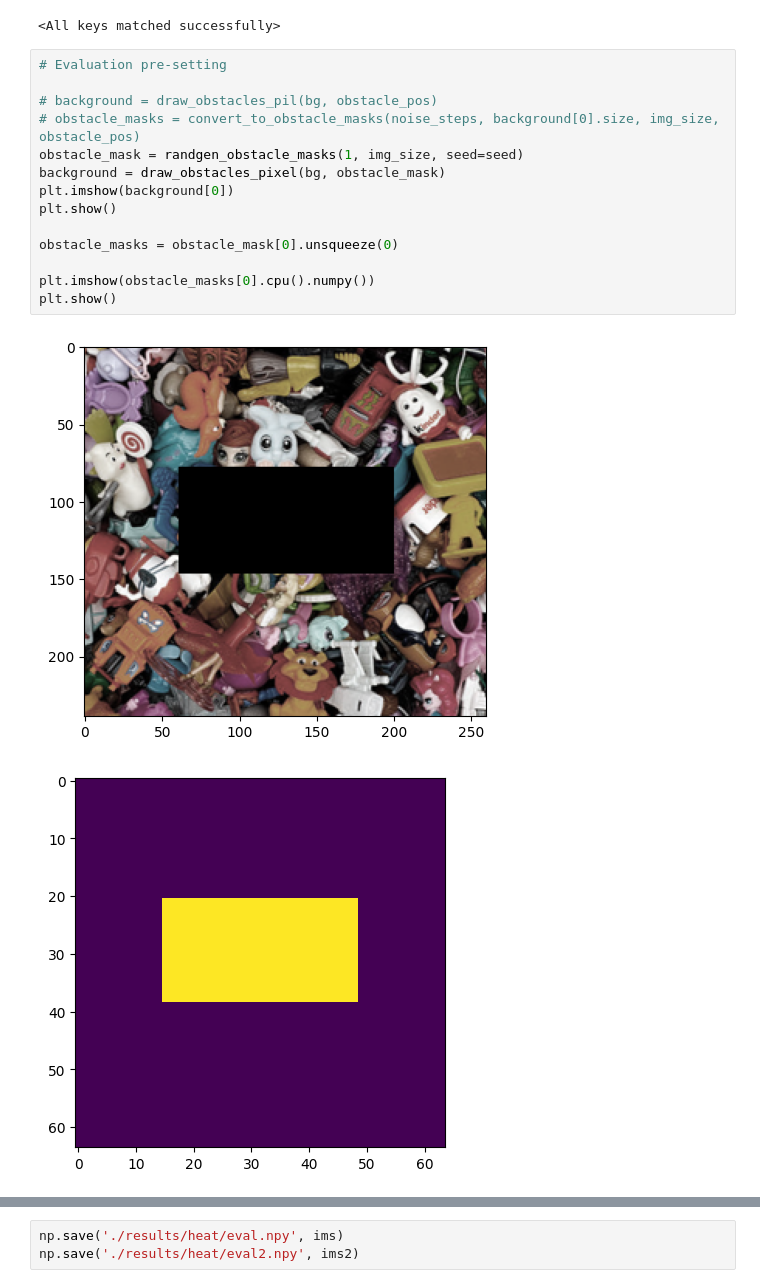
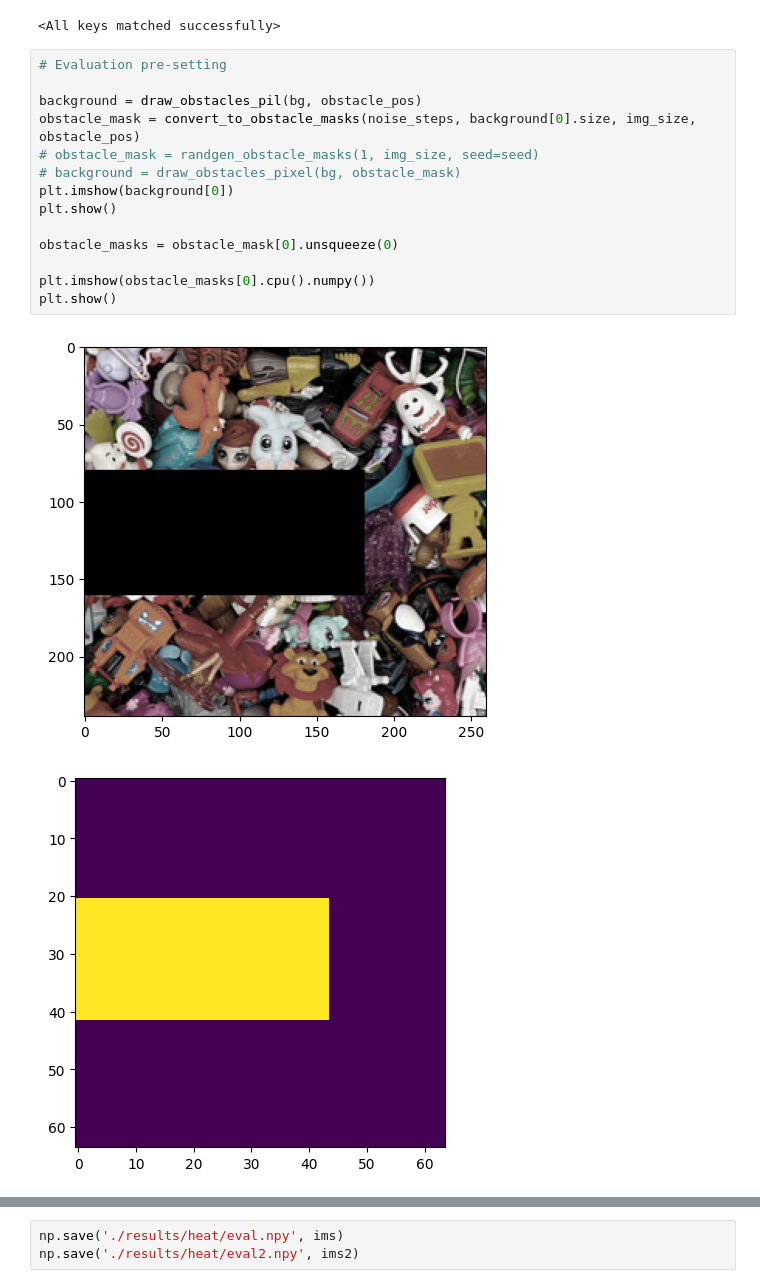
Before and after one commit to pranaboy72/denoisingheat, a Jupyter notebook: inference.ipynb, the cells around one changed output, grey strips where cells are left out. Cells and saved outputs as stored; diff of their text form.

```diff
--- a/inference.ipynb
+++ b/inference.ipynb
@@ -101,19 +101,19 @@ heat kernel std:tensor([ 5.,  8., 12., 17., 23., 31., 32., 32., 32., 32.], devic
 # %%
 # Evaluation pre-setting
 
-# background = draw_obstacles_pil(bg, obstacle_pos)
-# obstacle_masks = convert_to_obstacle_masks(noise_steps, background[0].size, img_size, obstacle_pos)
-obstacle_mask = randgen_obstacle_masks(1, img_size, seed=seed)
-background = draw_obstacles_pixel(bg, obstacle_mask)
+background = draw_obstacles_pil(bg, obstacle_pos)
+obstacle_mask = convert_to_obstacle_masks(noise_steps, background[0].size, img_size, obstacle_pos)
+# obstacle_mask = randgen_obstacle_masks(1, img_size, seed=seed)
+# background = draw_obstacles_pixel(bg, obstacle_mask)
 plt.imshow(background[0])
 plt.show()
 
 obstacle_masks = obstacle_mask[0].unsqueeze(0)
 
 plt.imshow(obstacle_masks[0].cpu().numpy())
 plt.show()
 # %% [output]
-[figure, old version]
+[figure, new version]
-[figure, old version]
+[figure, new version]
 # %%
 # Evaluation pre-setting2 : Cover one of the goals for reachable goal estimation
```
Also changed, not shown: parts of 7 cells of this notebook, 9 other files.
